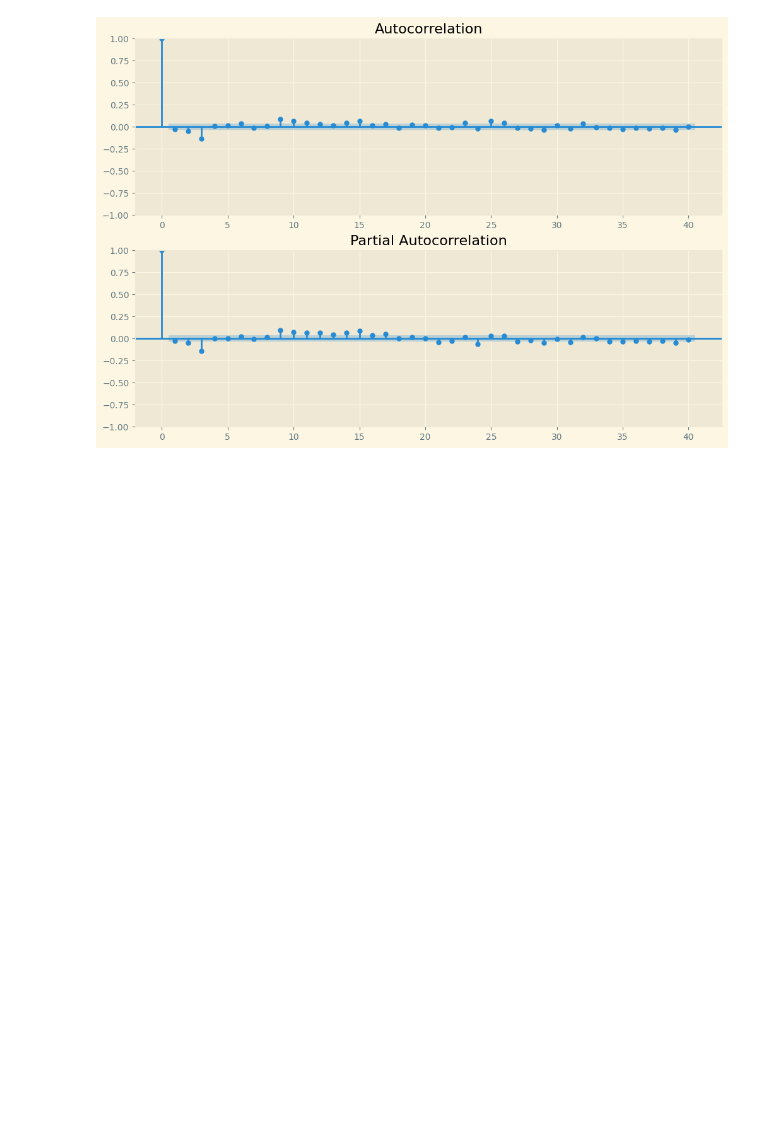
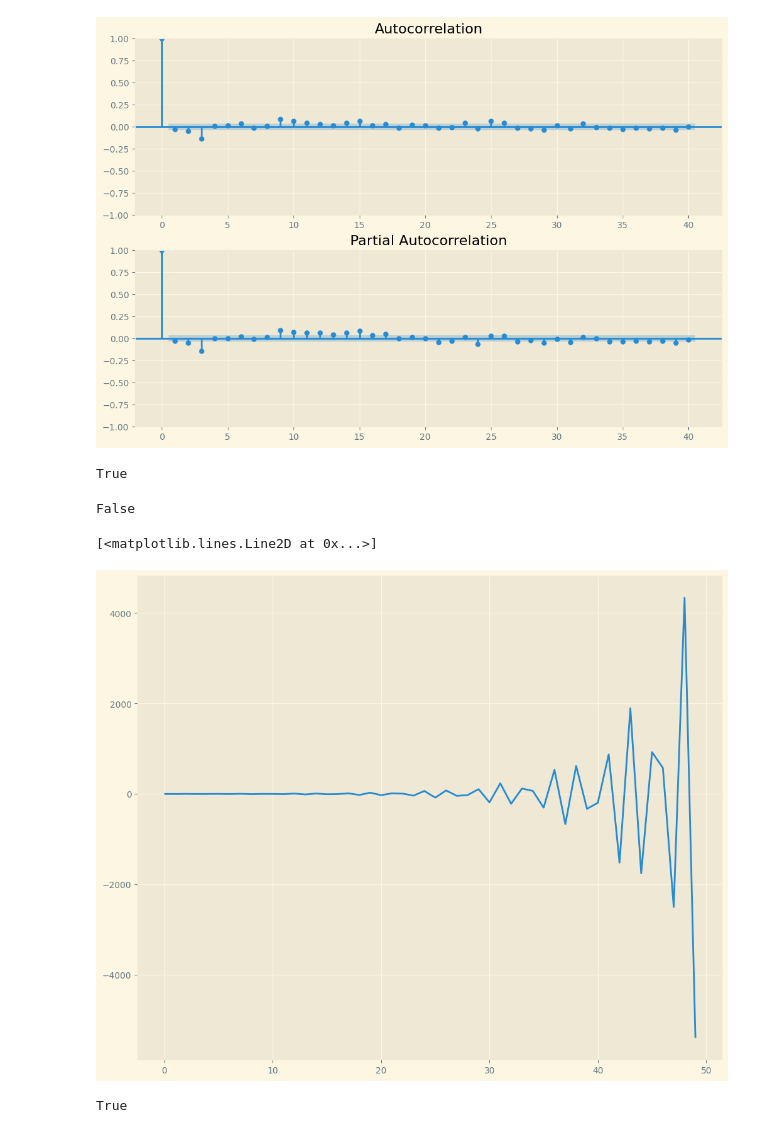
Before and after one commit to BlackBox-Ops/DS-Time-Series-Sunspot, a Jupyter notebook: notebooks/02_statistical_analyst.ipynb, the cells around one changed output. Saved outputs shown, nothing was run; the diff lists cells and outputs as text; code cells hidden in the pictures; blank space fills up the shorter version.

```diff
--- a/notebooks/02_statistical_analyst.ipynb
+++ b/notebooks/02_statistical_analyst.ipynb
@@ -168,3 +168,33 @@ ax2 = fig.add_subplot(212)
 fig = sm.graphics.tsa.plot_pacf(resid, lags=40, ax=ax2)
 # %% [output]
 [figure]
+# %%
+from statsmodels.tsa.arima_process import ArmaProcess
+np.random.seed(1234)
+# include zero-th lag
+arparams = np.array([1, 0.75, -0.65, -0.55, 0.9])
+maparams = np.array([1, 0.65])
+# %%
+arma_t = ArmaProcess(arparams, maparams)
+# %%
+arma_t.isinvertible
+# %% [output]
+True
+# %%
+arma_t.isstationary
+# %% [output]
+False
+# %%
+fig = plt.figure(figsize=(12, 10))
+ax = fig.add_subplot(111)
+ax.plot(arma_t.generate_sample(nsample=50))
+# %% [output]
+[<matplotlib.lines.Line2D at 0x...>]
+[figure, added]
+# %%
+arparams = np.array([1, 0.35, -0.15, 0.55, 0.1])
+maparams = np.array([1, 0.65])
+arma_t = ArmaProcess(arparams, maparams)
+arma_t.isstationary
+# %% [output]
+True
```
Also changed, not shown: parts of 13 cells of this notebook.
